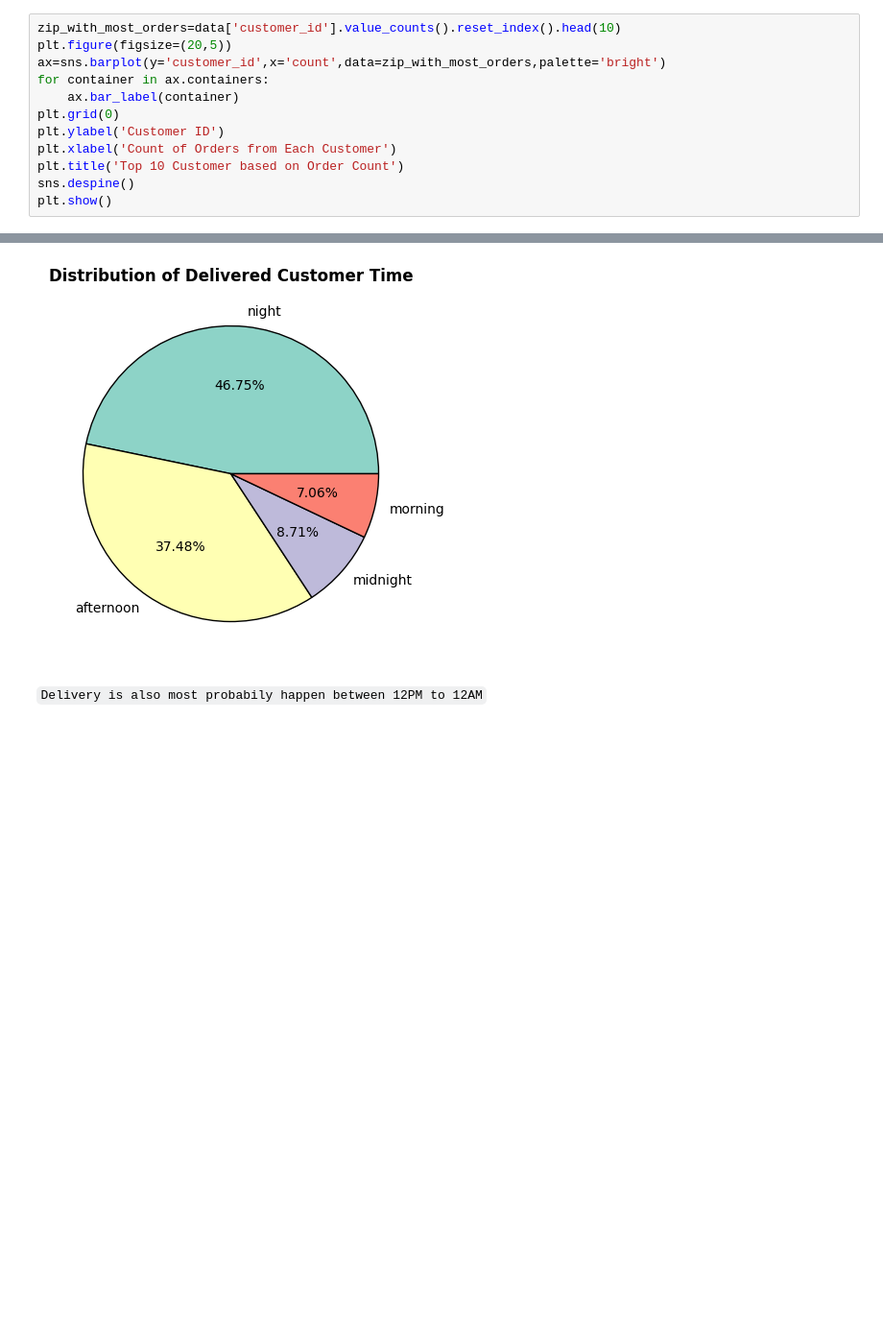
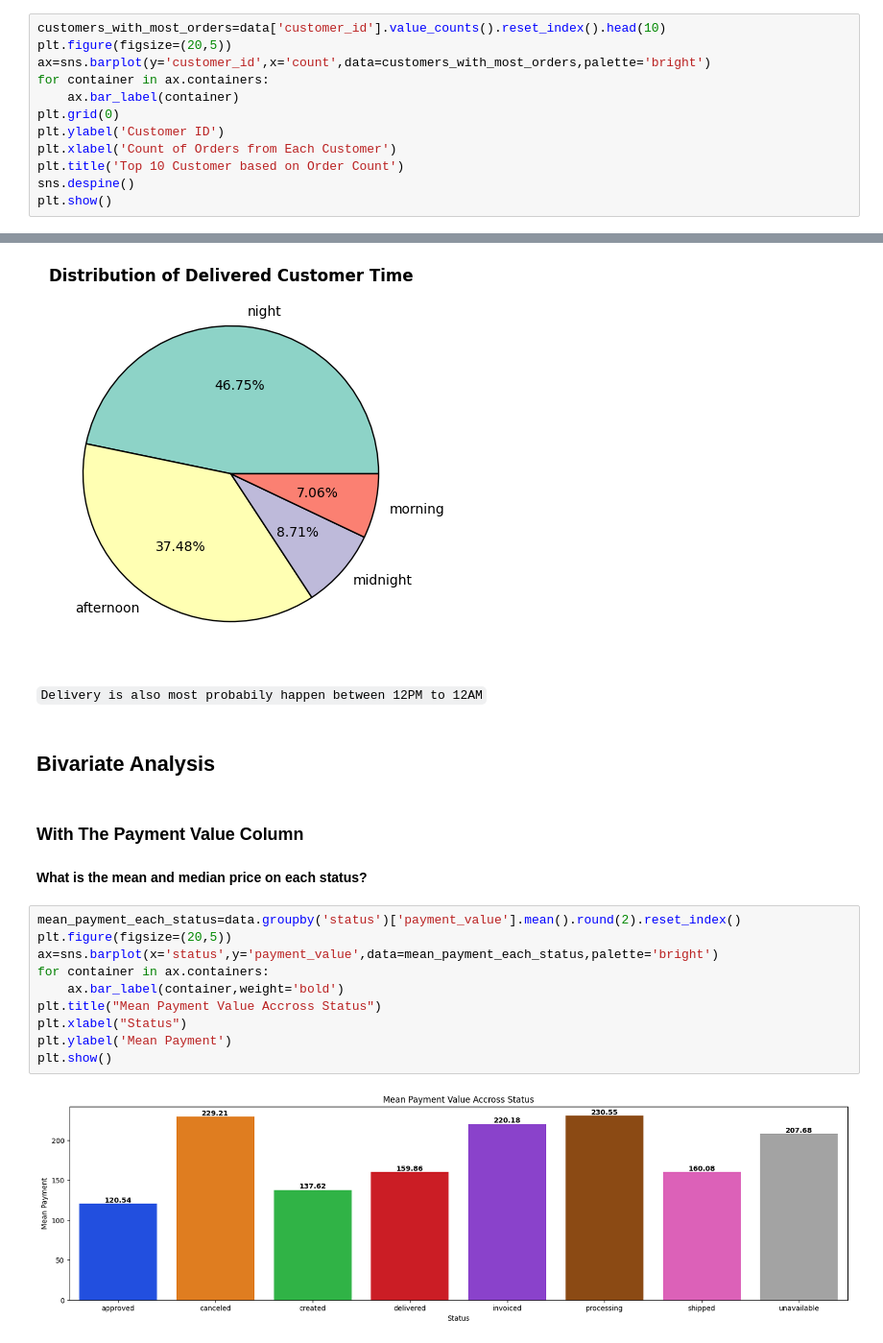
Before and after one commit to IamRaNo/Elevvo_Internship, a Jupyter notebook: Task-9/sales_data_analysis.ipynb, the cells around one changed output, grey strips where cells are left out. Shown at 96% size. Saved outputs shown, nothing was run; the diff lists cells and outputs as text; blank space fills up the shorter version.

Commit message:
Bivariate Part 1

```diff
--- a/Task-9/sales_data_analysis.ipynb
+++ b/Task-9/sales_data_analysis.ipynb
@@ -444,9 +444,9 @@ data['customer_id'].nunique()
 # %% [markdown]
 **Who are the customers with most orders?**
 # %%
-zip_with_most_orders=data['customer_id'].value_counts().reset_index().head(10)
+customers_with_most_orders=data['customer_id'].value_counts().reset_index().head(10)
 plt.figure(figsize=(20,5))
-ax=sns.barplot(y='customer_id',x='count',data=zip_with_most_orders,palette='bright')
+ax=sns.barplot(y='customer_id',x='count',data=customers_with_most_orders,palette='bright')
 for container in ax.containers:
     ax.bar_label(container)
 plt.grid(0)
@@ -932,3 +932,21 @@ plt.show()
 [figure]
 # %% [markdown]
 `Delivery is also most probabily happen between 12PM to 12AM`
+# %% [markdown]
+## Bivariate Analysis
+# %% [markdown]
+### With The Payment Value Column
+# %% [markdown]
+**What is the mean and median price on each status?**
+# %%
+mean_payment_each_status=data.groupby('status')['payment_value'].mean().round(2).reset_index()
+plt.figure(figsize=(20,5))
+ax=sns.barplot(x='status',y='payment_value',data=mean_payment_each_status,palette='bright')
+for container in ax.containers:
+    ax.bar_label(container,weight='bold')
+plt.title("Mean Payment Value Accross Status")
+plt.xlabel("Status")
+plt.ylabel('Mean Payment')
+plt.show()
+# %% [output]
+[figure, added]
```
Also changed, not shown: parts of 31 cells of this notebook.
